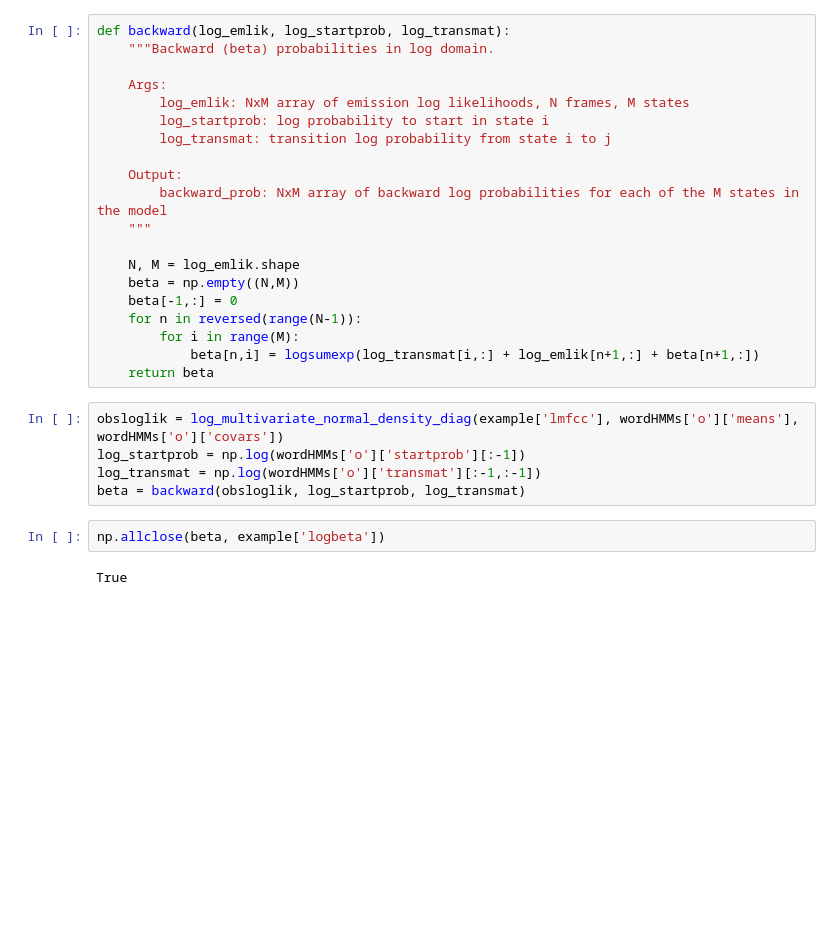
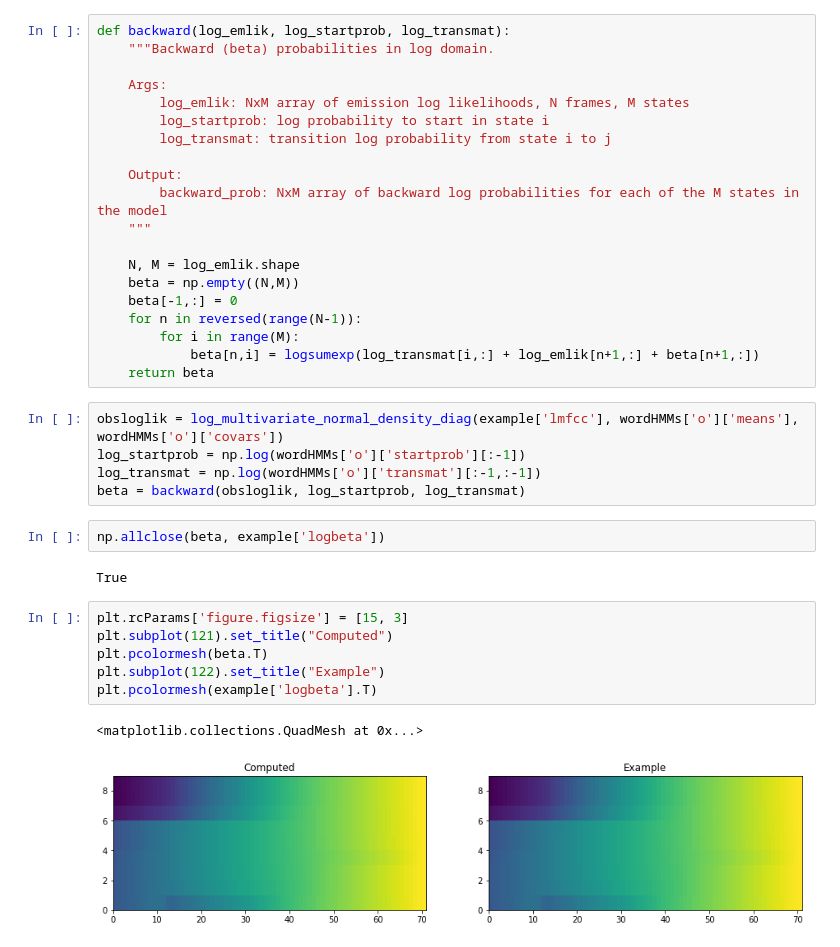
Before and after one commit to zakaria-n/HMM-Speech-Rec, a Jupyter notebook: lab2.ipynb, the cells around one changed output. Drawn from its saved outputs; the diff is of its cells as text; blank space fills up the shorter version.

```diff
--- a/lab2.ipynb
+++ b/lab2.ipynb
@@ -535,3 +535,12 @@ beta = backward(obsloglik, log_startprob, log_transmat)
 np.allclose(beta, example['logbeta'])
 # %% [output]
 True
+# %%
+plt.rcParams['figure.figsize'] = [15, 3]
+plt.subplot(121).set_title("Computed")
+plt.pcolormesh(beta.T)
+plt.subplot(122).set_title("Example")
+plt.pcolormesh(example['logbeta'].T)
+# %% [output]
+<matplotlib.collections.QuadMesh at 0x...>
+[figure, added]
```
Also changed, not shown: parts of 4 cells of this notebook.
